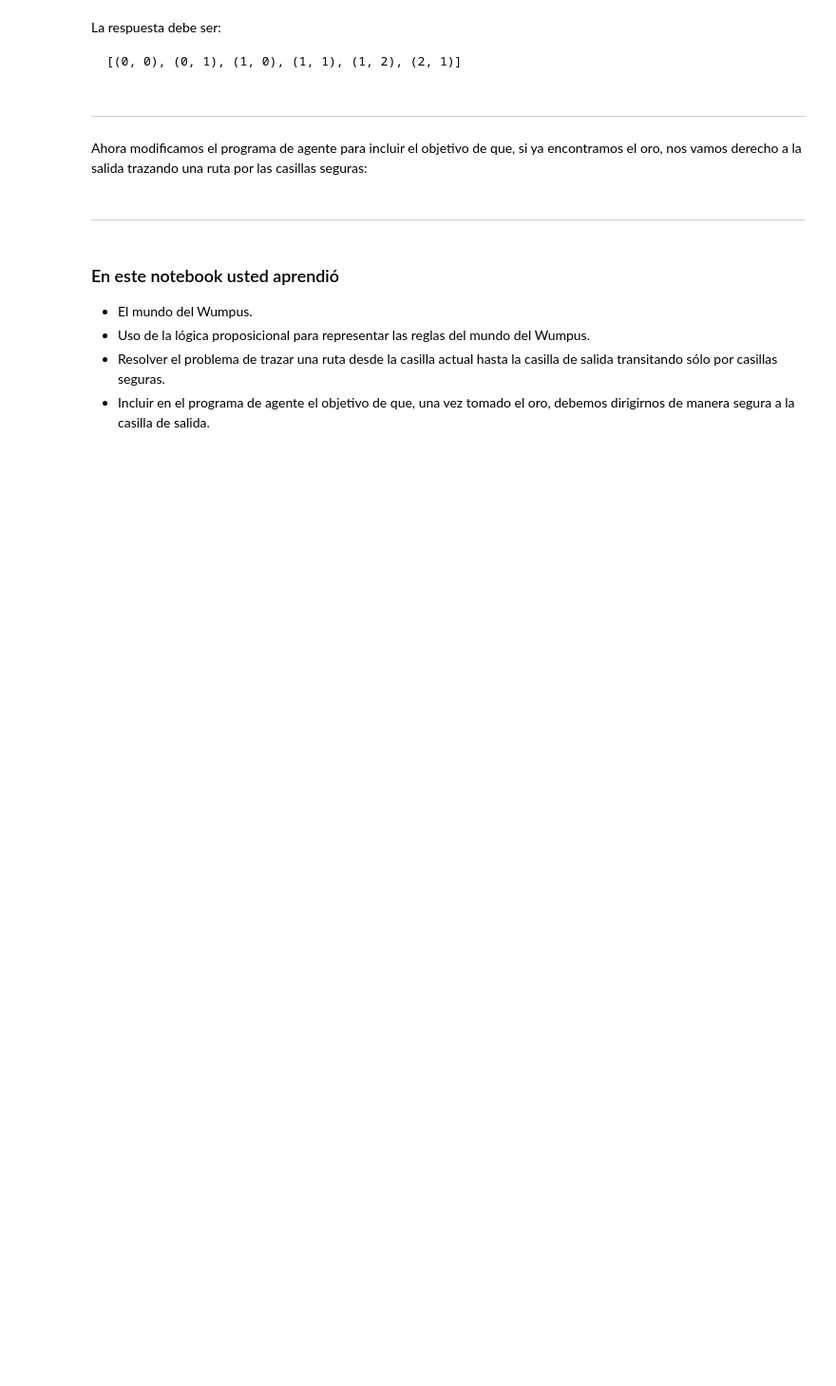
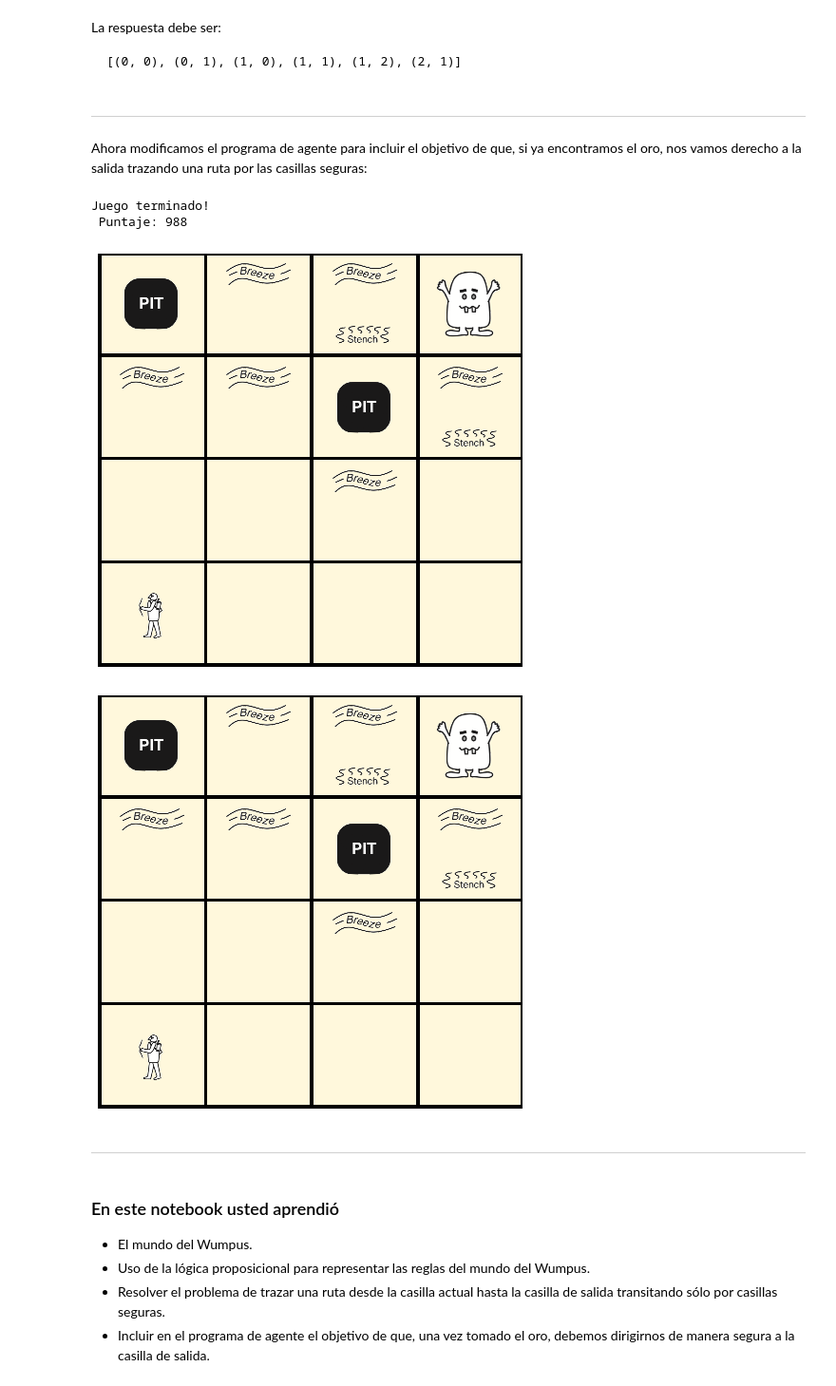
Before and after one commit to cgaravitoc/macc, a Jupyter notebook: AI/Notebook 8 - wumpus/nb8_wumpus.ipynb, the cells around one changed output. Shown at 95% size. Saved outputs shown, nothing was run; the diff lists cells and outputs as text; code cells hidden in the pictures; blank space fills up the shorter version.

```diff
--- a/AI/Notebook 8 - wumpus/nb8_wumpus.ipynb
+++ b/AI/Notebook 8 - wumpus/nb8_wumpus.ipynb
@@ -1024,34 +1180,39 @@ from agentes import *
 
 W = Wumpus(wumpus=(3,3), oro=(1,2), pozos=[(0,3), (2,2)])
 agente = Agente()
 formulas = agente.fluentes_mapa_mental()
 formulas += agente.brisa_pozo()
 formulas += agente.hedor_wumpus()
 formulas += agente.casilla_segura()
 formulas += [f'en(0,0)_1', 'mirando_e_1', 'segura(0,0)']
 agente.base = LPQuery(formulas)
 agente.perceptos = W.para_sentidos()
 c = agente.interp_percepto(mundo='wumpus')
 agente.base.TELL(c)
 W.pintar_todo()
 plt.show()
 sleep(.5)
 
 for i in range(30):
     a = agente.reaccionar()
     formula_accion = f'{a}_{agente.turno-1}'
     agente.base.TELL(formula_accion)
     W.transicion(a)
     if not W.juego_activo:
         clear_output(wait=True)
         W.pintar_todo()
         print(W.mensaje)
         break
     agente.estimar_estado(W)
     clear_output(wait=True)
     W.pintar_todo()
     plt.show()
-    sleep(.5)
+    sleep(.25)
+# %% [output]
+Juego terminado!
+ Puntaje: 988
+[figure, added]
+[figure, added]
 # %% [markdown]
 ---
 # %% [markdown]
```
Also changed, not shown: parts of 24 cells of this notebook, 33 other files.
